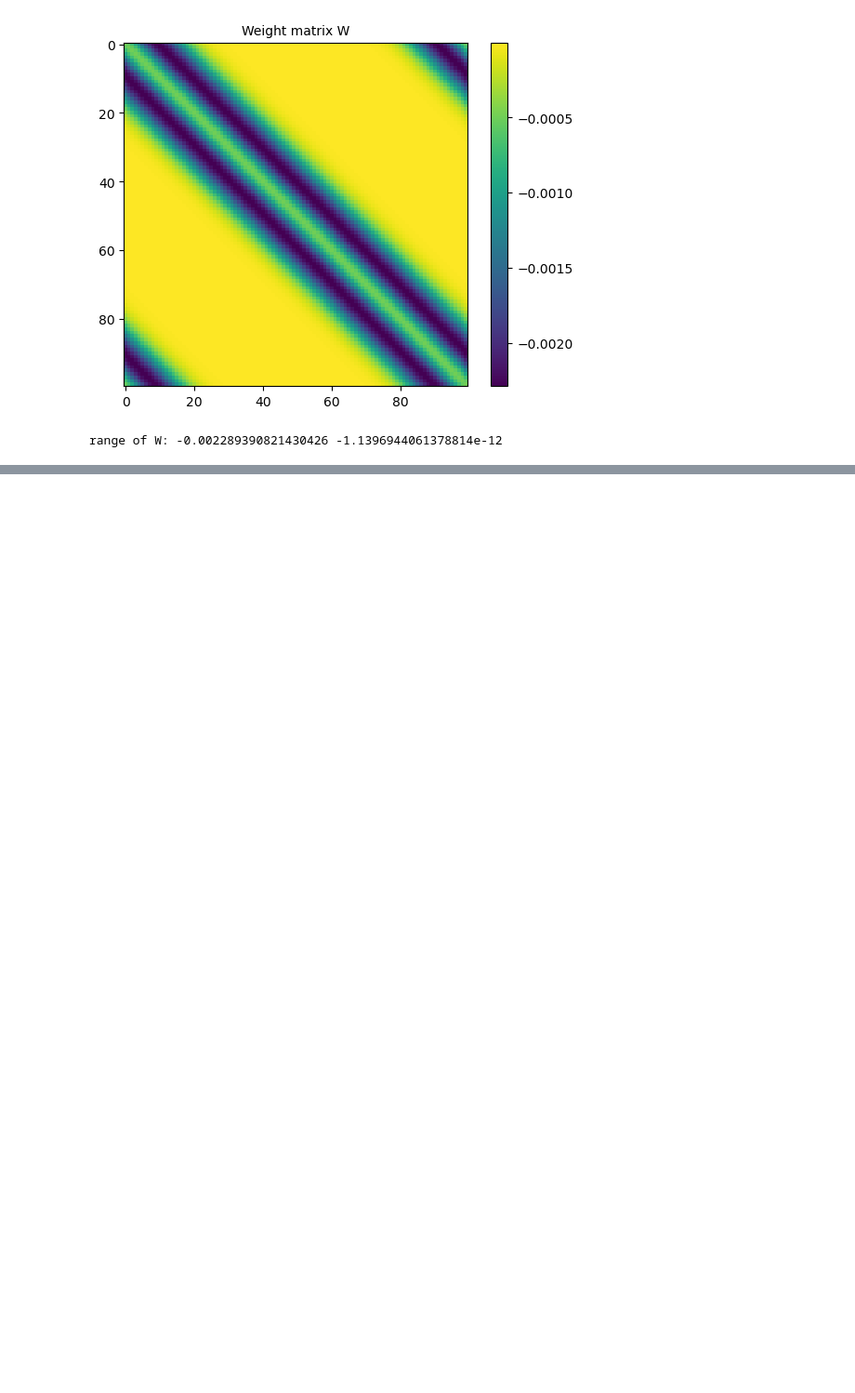
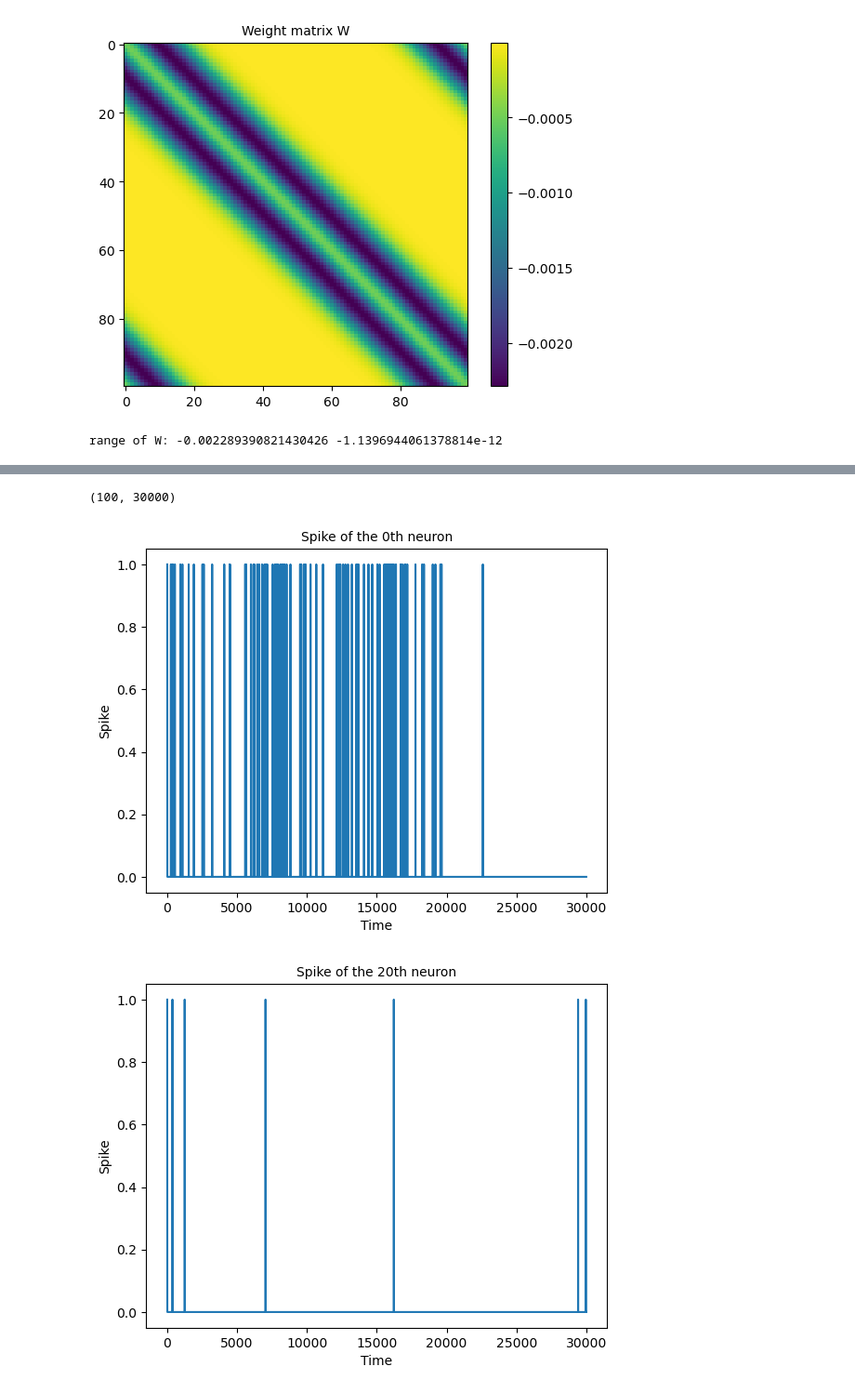
Before and after one commit to wuweizhang0723/func2graph, a Jupyter notebook: notebook/check_data/Fiete_data.ipynb, the cells around one changed output, grey strips where cells are left out. Shown at 93% size. Cells and saved outputs as stored; diff of their text form; code cells hidden in the pictures; blank space fills up the shorter version.

```diff
--- a/notebook/check_data/Fiete_data.ipynb
+++ b/notebook/check_data/Fiete_data.ipynb
@@ -141,2 +158,20 @@ plt.show()
+# %%
+print(all_spike.shape)
+
+plt.plot(all_spike[0, :])
+plt.xlabel('Time')
+plt.ylabel('Spike')
+plt.title('Spike of the 0th neuron')
+plt.show()
+
+plt.plot(all_spike[20, :])
+plt.xlabel('Time')
+plt.ylabel('Spike')
+plt.title('Spike of the 20th neuron')
+plt.show()
+# %% [output]
+(100, 30000)
+[figure, added]
+[figure, added]
 # %%
 np.save('../../data/Fiete/activity.npy', activity)
```
Also changed, not shown: parts of 3 cells of this notebook, 1 other file.
